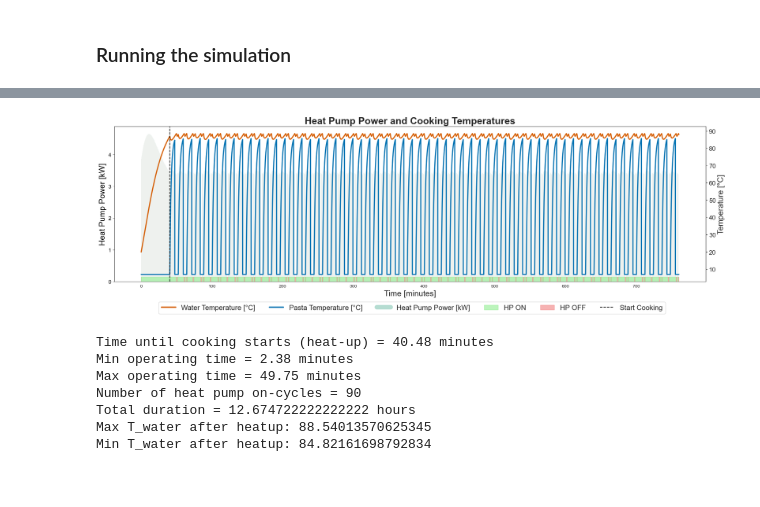
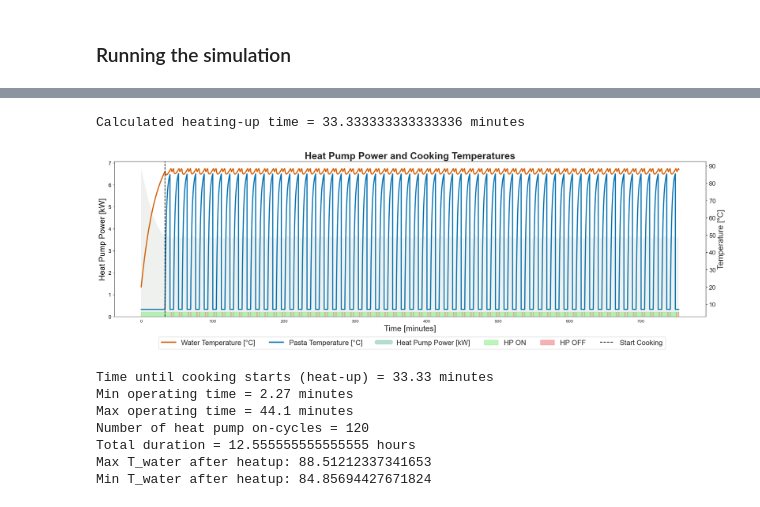
Before and after one commit to ahaeseli/SHC_project, a Jupyter notebook: main model/control_working.ipynb, the cells around one changed output, grey strips where cells are left out. Drawn from its saved outputs; the diff is of its cells as text; code cells hidden in the pictures.

```diff
--- a/main model/control_working.ipynb
+++ b/main model/control_working.ipynb
@@ -463,0 +571,24 @@ plt.show()
+# %%
+print(list_with_best_results)
+# Filter valid entries (power is not NaN)
+valid_results = [r for r in list_with_best_results if not np.isnan(r['power'])]
+
+# Find the best one (lowest power)
+best_config = min(valid_results, key=lambda x: x['power']) if valid_results else None
+
+# Extract values
+if best_config:
+    best_fluid = best_config['fluid']
+    best_dia = best_config['diameter']
+    best_T_on = best_config['T_on']
+    best_T_off = best_config['T_off']
+    best_power = best_config['power']
+
+    print("✅ Best config found:")
+    print(f"  Fluid:     {best_fluid}")
+    print(f"  Diameter:  {best_dia}")
+    print(f"  T_on:      {best_T_on}")
+    print(f"  T_off:     {best_T_off}")
+    print(f"  Power:     {best_power:.2f} kWh")
+else:
+    print("❌ No valid configuration found with non-NaN power.")
@@ -1004,11 +729,26 @@ from itertools import groupby
 from matplotlib.lines import Line2D
 import matplotlib.patches as patches
 
+# --- Step 1: Preliminary simulation to find heating-up time only ---
+prelim_duration = 3 * 60 * 60  # simulate up to 3 hours for safety
+op_times_prelim = []
+
+
+# Run preliminary sim just to get heat-up time
+_, _, T_water_prelim, _, prelim_start_index  = T_water_and_pasta_with_heatup(
+    best_T_on, best_T_off, prelim_duration, op_times_prelim, m_water, m_pasta)
+
+if prelim_start_index is None:
+    raise RuntimeError("Cooking schedule never started. Increase preliminary duration or check parameters.")
+
+heating_up_time = prelim_start_index  # in seconds
+print("Calculated heating-up time =", heating_up_time / 60, "minutes")
+
 # --- Simulation Data ---
 duration_seconds = heating_up_time + 12 * 60 * 60
 op_times = []
 t, Q_WPs, T_water, T_pasta, start_index = T_water_and_pasta_with_heatup(
-    T_WP_on, T_WP_off, duration_seconds, op_times, m_water, m_pasta
+    best_T_on, best_T_off, duration_seconds, op_times, m_water, m_pasta
 )
 
 # --- Prepare DataFrame ---
@@ -1089,38 +829,39 @@ legend_elements = [
     Line2D([0], [0], color=palette["pasta"], lw=3, label="Pasta Temperature [°C]"),
     Line2D([0], [0], color=palette["qwp"], lw=10, alpha=0.3, label="Heat Pump Power [kW]"),
     patches.Rectangle((0, 0), 1, 1, color=palette["on"], alpha=0.6, label="HP ON"),
     patches.Rectangle((0, 0), 1, 1, color=palette["off"], alpha=0.6, label="HP OFF"),
     Line2D([0], [0], color='black', lw=1.5, linestyle='--', label="Start Cooking")
 ]
 
 fig.legend(handles=legend_elements, loc='lower center',
            ncol=6, bbox_to_anchor=(0.5, -0.08), fontsize=16)
 
 plt.tight_layout()
 plt.savefig("control_strategy.png", dpi=600)
 
 plt.show()
 
 # --- Summary ---
 min_op = round(min(op_times) / 60., 2) if op_times else 0
 max_op = round(max(op_times) / 60., 2) if op_times else 0
 num_cycles = len(op_times)
 heatup_time_min = round(t[start_index] / 60, 2) if start_index else "N/A"
 total_duration = duration_seconds / 60 / 60
 
 print("Time until cooking starts (heat-up) =", heatup_time_min, "minutes")
 print("Min operating time =", min_op, "minutes")
 print("Max operating time =", max_op, "minutes")
 print("Number of heat pump on-cycles =", num_cycles)
 print("Total duration =", total_duration, "hours")
 print("Max T_water after heatup:", max(T_water[heating_up_time:]))
 print("Min T_water after heatup:", min(T_water[heating_up_time:]))
 # %% [output]
+Calculated heating-up time = 33.333333333333336 minutes
-[figure, old version]
+[figure, new version]
-Time until cooking starts (heat-up) = 40.48 minutes
-Min operating time = 2.38 minutes
-Max operating time = 49.75 minutes
-Number of heat pump on-cycles = 90
-Total duration = 12.674722222222222 hours
-Max T_water after heatup: 88.54013570625345
-Min T_water after heatup: 84.82161698792834
+Time until cooking starts (heat-up) = 33.33 minutes
+Min operating time = 2.27 minutes
+Max operating time = 44.1 minutes
+Number of heat pump on-cycles = 120
+Total duration = 12.555555555555555 hours
+Max T_water after heatup: 88.51212337341653
+Min T_water after heatup: 84.85694427671824
```
Also changed, not shown: parts of 29 cells of this notebook.
